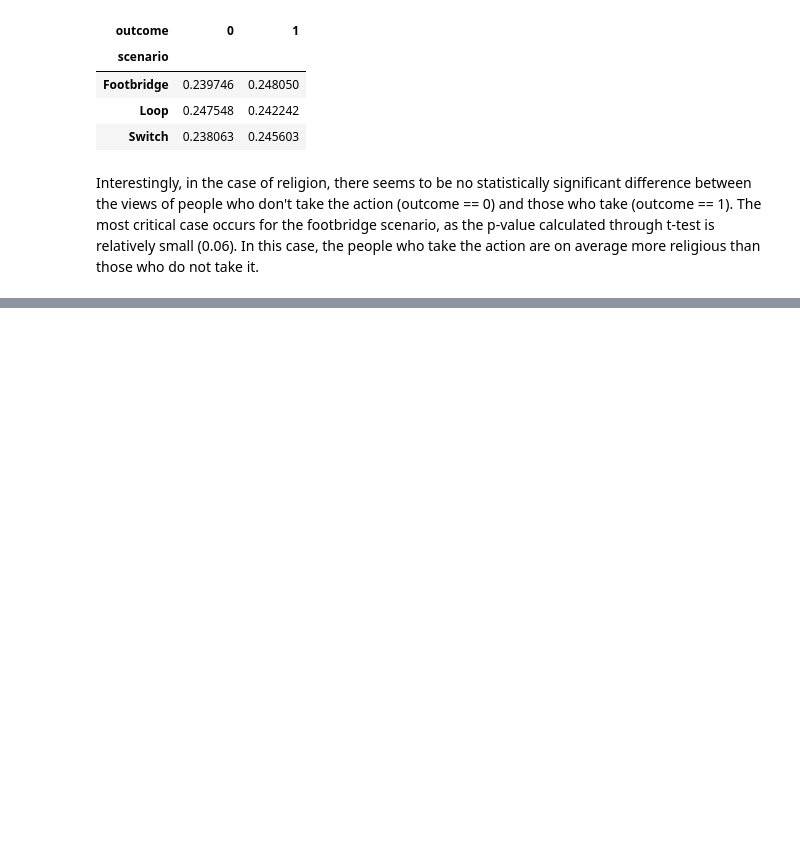
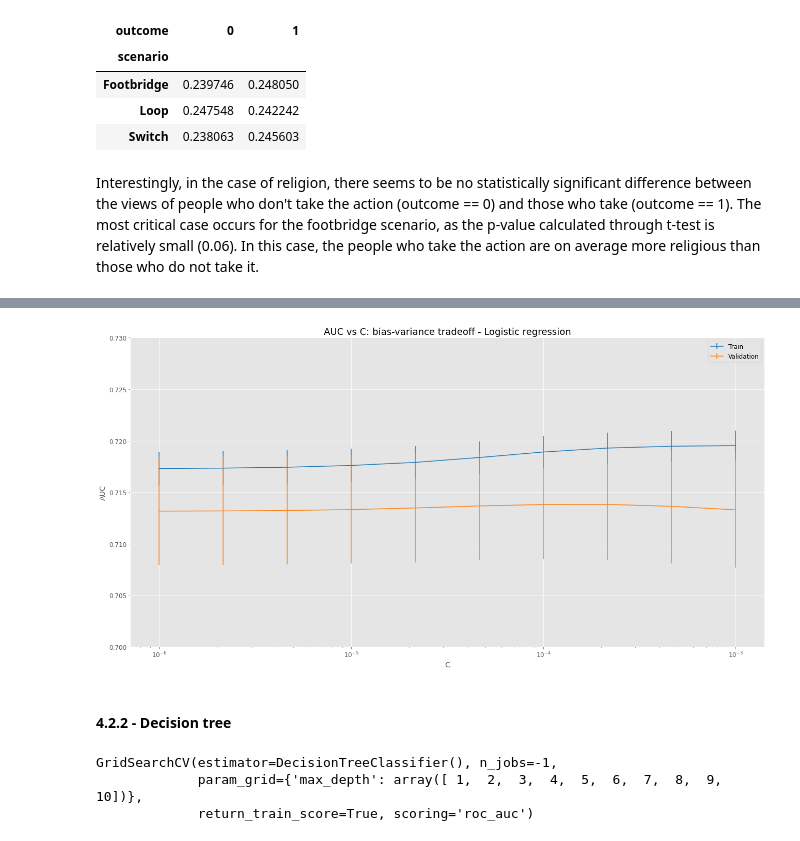
Before and after one commit to rodolfoamancio/trolley_problem, a Jupyter notebook: notebooks/trolley_problem.ipynb, the cells around one changed output, grey strips where cells are left out. Saved outputs shown, nothing was run; the diff lists cells and outputs as text; code cells hidden in the pictures; blank space fills up the shorter version.

```diff
--- a/notebooks/trolley_problem.ipynb
+++ b/notebooks/trolley_problem.ipynb
@@ -496,0 +757,51 @@ Interestingly, in the case of religion, there seems to be no statistically signi
+# %%
+fig, ax = plt.subplots(figsize=(22, 11))
+
+ax.errorbar(
+    x=logistic_regression_grid_search.cv_results_["param_C"].data,
+    y=logistic_regression_grid_search.cv_results_["mean_train_score"],
+    yerr=logistic_regression_grid_search.cv_results_["std_train_score"],
+    color=plt.cm.tab10.colors[0],
+    label="Train"
+)
+
+ax.errorbar(
+    x=logistic_regression_grid_search.cv_results_["param_C"].data,
+    y=logistic_regression_grid_search.cv_results_["mean_test_score"],
+    yerr=logistic_regression_grid_search.cv_results_["std_test_score"],
+    color=plt.cm.tab10.colors[1],
+    label="Validation"
+)
+
+ax.set_ylim(0.7, 0.73)
+ax.set_xlabel("C", fontsize=14)
+ax.set_ylabel("AUC", fontsize=14)
+ax.set_title("AUC vs C: bias-variance tradeoff - Logistic regression", fontsize=18)
+ax.legend(fontsize=12)
+ax.tick_params(axis='both', which='major', labelsize=12)
+ax.set_xscale("log")
+# %% [output]
+[figure, added]
+# %% [markdown]
+#### 4.2.2 - Decision tree
+# %%
+decision_tree_param_grid = {
+    "max_depth":np.arange(1, 11, 1)
+}
+
+decision_tree_grid_search = GridSearchCV(
+    DecisionTreeClassifier(),
+    param_grid=decision_tree_param_grid,
+    scoring="roc_auc",
+    n_jobs=-1,
+    return_train_score=True
+)
+
+decision_tree_grid_search.fit(
+    X_train_scaled,
+    y_train
+)
+# %% [output]
+GridSearchCV(estimator=DecisionTreeClassifier(), n_jobs=-1,
+             param_grid={'max_depth': array([ 1,  2,  3,  4,  5,  6,  7,  8,  9, 10])},
+             return_train_score=True, scoring='roc_auc')
```
Also changed, not shown: parts of 49 cells of this notebook, 15 other files.
